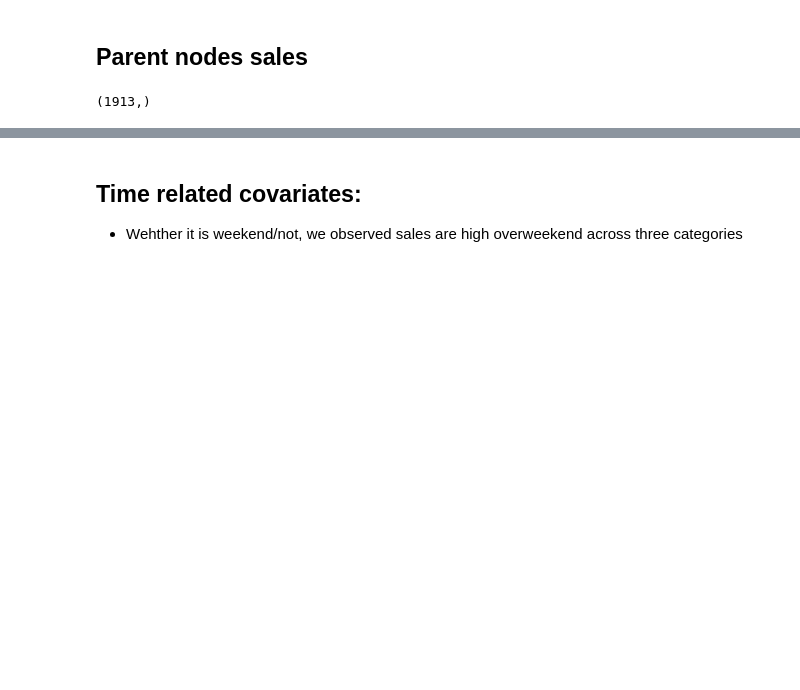
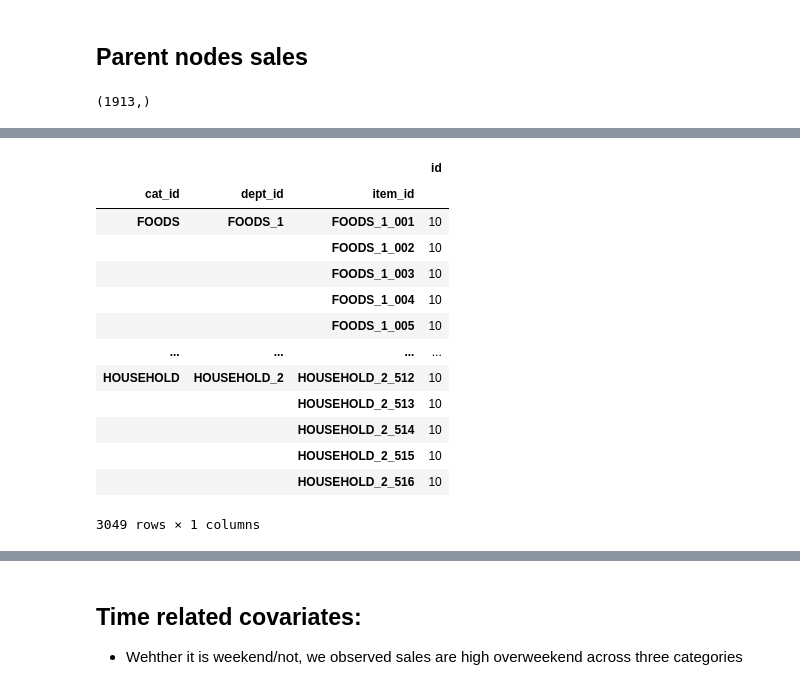
Before and after one commit to RobbenRibery/TimeSeries-Probalistic-TopDown-Drichilet, a Jupyter notebook: notebook/feature_generation.ipynb, the cells around one changed output, grey strips where cells are left out. Cells and saved outputs as stored; diff of their text form; code cells hidden in the pictures; blank space fills up the shorter version.

```diff
--- a/notebook/feature_generation.ipynb
+++ b/notebook/feature_generation.ipynb
@@ -25,0 +70,3 @@ print(parent_sales.shape)
+# %%
+hierachy_lookup_2 = sales_train_evaluation.groupby(groupby_list[2:]).count()[['id']]
+hierachy_lookup_2.head()
@@ -25,0 +81,17 @@ print(parent_sales.shape)
+# %%
+hierachy_lookup_2
+# %% [output]
+|  |  |  | id |
+| cat_id | dept_id | item_id |  |
+| FOODS | FOODS_1 | FOODS_1_001 | 10 |
+|  |  | FOODS_1_002 | 10 |
+|  |  | FOODS_1_003 | 10 |
+|  |  | FOODS_1_004 | 10 |
+|  |  | FOODS_1_005 | 10 |
+| ... | ... | ... | ... |
+| HOUSEHOLD | HOUSEHOLD_2 | HOUSEHOLD_2_512 | 10 |
+|  |  | HOUSEHOLD_2_513 | 10 |
+|  |  | HOUSEHOLD_2_514 | 10 |
+|  |  | HOUSEHOLD_2_515 | 10 |
+|  |  | HOUSEHOLD_2_516 | 10 |
+3049 rows × 1 columns
```
Also changed, not shown: parts of 13 cells of this notebook.
